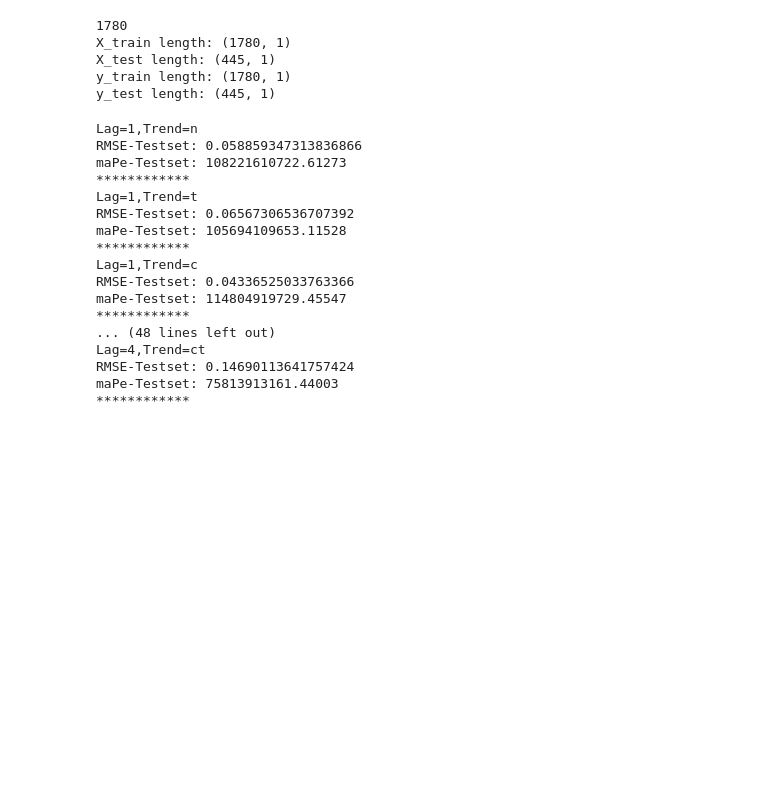
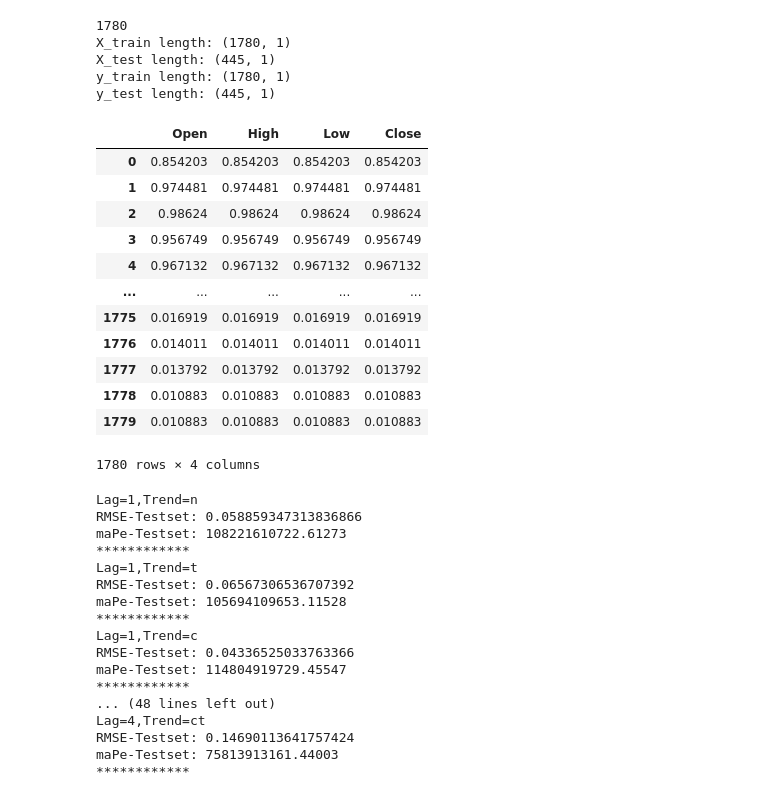
Before and after one commit to Muthumk123/Time-Series-Analysis, a Jupyter notebook: CloseAR.ipynb, the cells around one changed output. Saved outputs shown, nothing was run; the diff lists cells and outputs as text; code cells hidden in the pictures; blank space fills up the shorter version.

```diff
--- a/CloseAR.ipynb
+++ b/CloseAR.ipynb
@@ -58,6 +58,26 @@ X_train length: (1780, 1)
 X_test length: (445, 1)
 y_train length: (1780, 1)
 y_test length: (445, 1)
+# %%
+import pandas as pd
+Actual_y_train=pd.DataFrame(index=range(len(y_train)),columns=dataset.columns)
+for i in range(len(y_train)):
+     Actual_y_train.iloc[i]=y_train[i]
+Actual_y_train
+# %% [output]
+|  | Open | High | Low | Close |
+| 0 | 0.854203 | 0.854203 | 0.854203 | 0.854203 |
+| 1 | 0.974481 | 0.974481 | 0.974481 | 0.974481 |
+| 2 | 0.98624 | 0.98624 | 0.98624 | 0.98624 |
+| 3 | 0.956749 | 0.956749 | 0.956749 | 0.956749 |
+| 4 | 0.967132 | 0.967132 | 0.967132 | 0.967132 |
+| ... | ... | ... | ... | ... |
+| 1775 | 0.016919 | 0.016919 | 0.016919 | 0.016919 |
+| 1776 | 0.014011 | 0.014011 | 0.014011 | 0.014011 |
+| 1777 | 0.013792 | 0.013792 | 0.013792 | 0.013792 |
+| 1778 | 0.010883 | 0.010883 | 0.010883 | 0.010883 |
+| 1779 | 0.010883 | 0.010883 | 0.010883 | 0.010883 |
+1780 rows × 4 columns
 # %%
 from sklearn.metrics import mean_squared_error
 trends=['n','t','c','ct']
```
